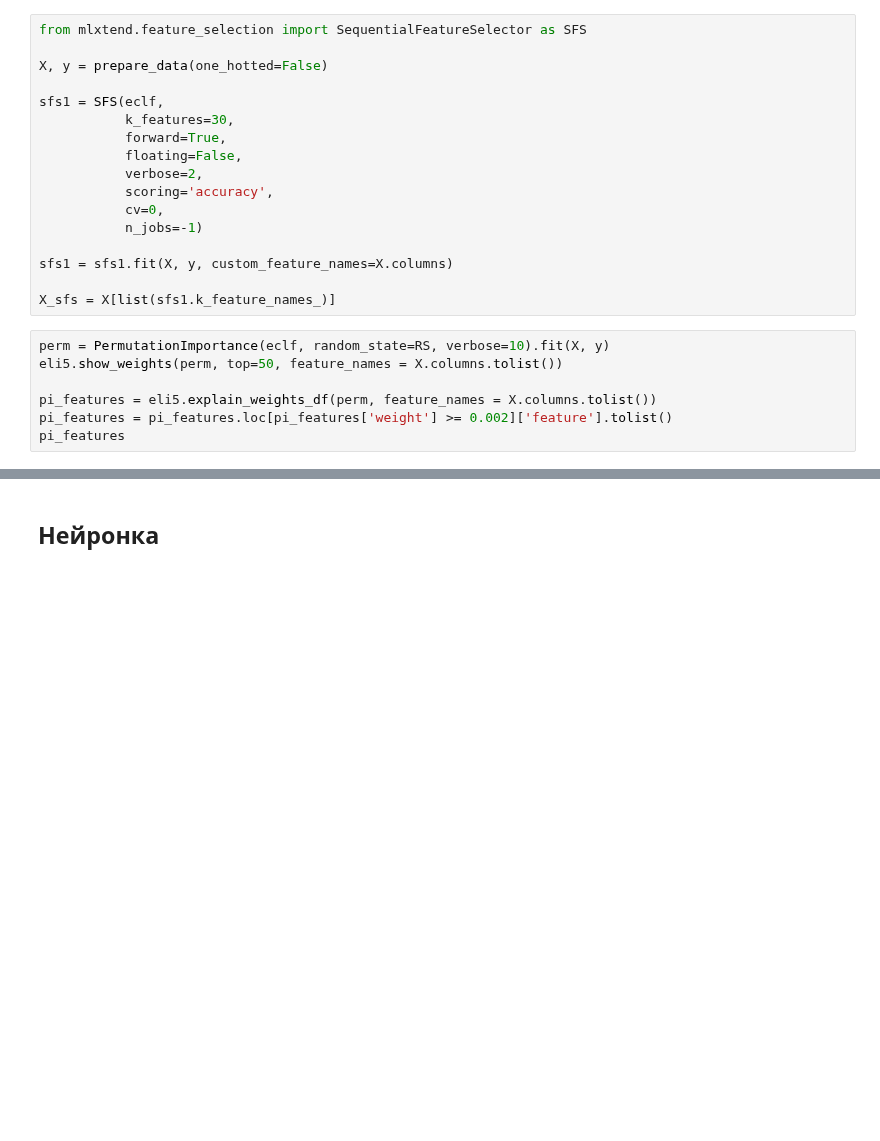
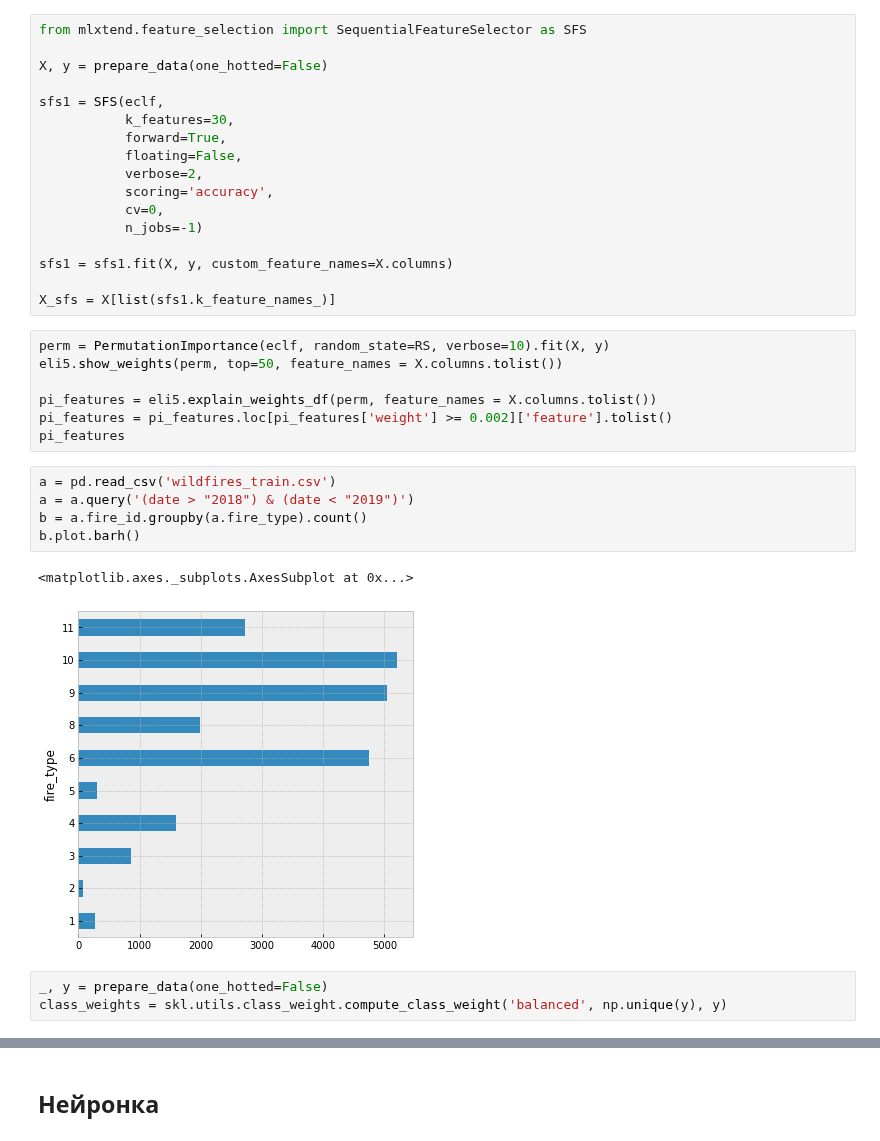
Before and after one commit to andygoosh/wildfire.sberbank.ai, a Jupyter notebook: workinprogress.ipynb, the cells around one changed output, grey strips where cells are left out. Saved outputs shown, nothing was run; the diff lists cells and outputs as text; blank space fills up the shorter version.

```diff
--- a/workinprogress.ipynb
+++ b/workinprogress.ipynb
@@ -1035,3 +1035,14 @@ eli5.show_weights(perm, top=50, feature_names = X.columns.tolist())
 pi_features = eli5.explain_weights_df(perm, feature_names = X.columns.tolist())
 pi_features = pi_features.loc[pi_features['weight'] >= 0.002]['feature'].tolist()
 pi_features
+# %%
+a = pd.read_csv('wildfires_train.csv')
+a = a.query('(date > "2018") & (date < "2019")')
+b = a.fire_id.groupby(a.fire_type).count()
+b.plot.barh()
+# %% [output]
+<matplotlib.axes._subplots.AxesSubplot at 0x...>
+[figure, added]
+# %%
+_, y = prepare_data(one_hotted=False)
+class_weights = skl.utils.class_weight.compute_class_weight('balanced', np.unique(y), y)
```
Also changed, not shown: parts of 3 cells of this notebook.
